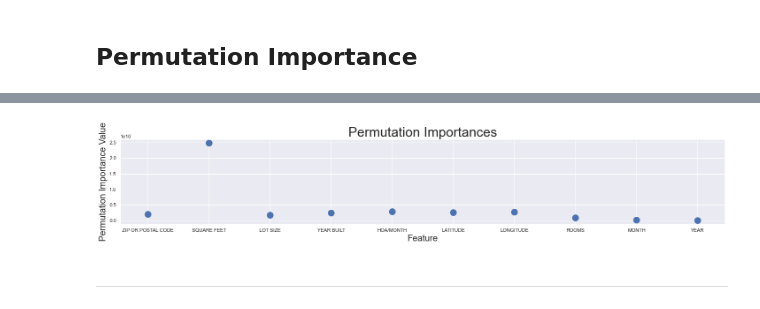
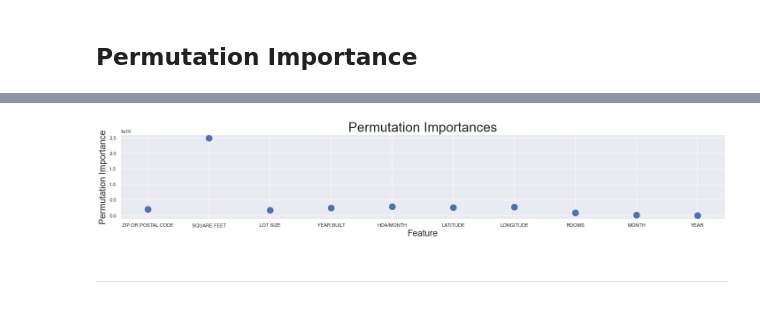
Before and after one commit to randallb15/PredictingSAHomeValues, a Jupyter notebook: HomeValueEstimate.ipynb, the cells around one changed output, grey strips where cells are left out. Saved outputs shown, nothing was run; the diff lists cells and outputs as text; code cells hidden in the pictures.

```diff
--- a/HomeValueEstimate.ipynb
+++ b/HomeValueEstimate.ipynb
@@ -414,13 +414,13 @@ perm_importances_df
 # %%
 plt.figure(figsize=(20,4))
 plt.scatter(x=features,y=perm_importances,s=200)
 plt.title('Permutation Importances',fontsize=30)
-plt.ylabel('Permutation Importance Value',fontsize=20)
+plt.ylabel('Permutation Importance',fontsize=20)
 plt.xlabel("Feature",fontsize=20)
 plt.tight_layout()
 plt.savefig('img/permimportances.png')
 # %% [output]
-[figure, old version]
+[figure, new version]
 # %% [markdown]
 ----
 # %% [markdown]
```
Also changed, not shown: parts of 11 cells of this notebook, 2 other files.
